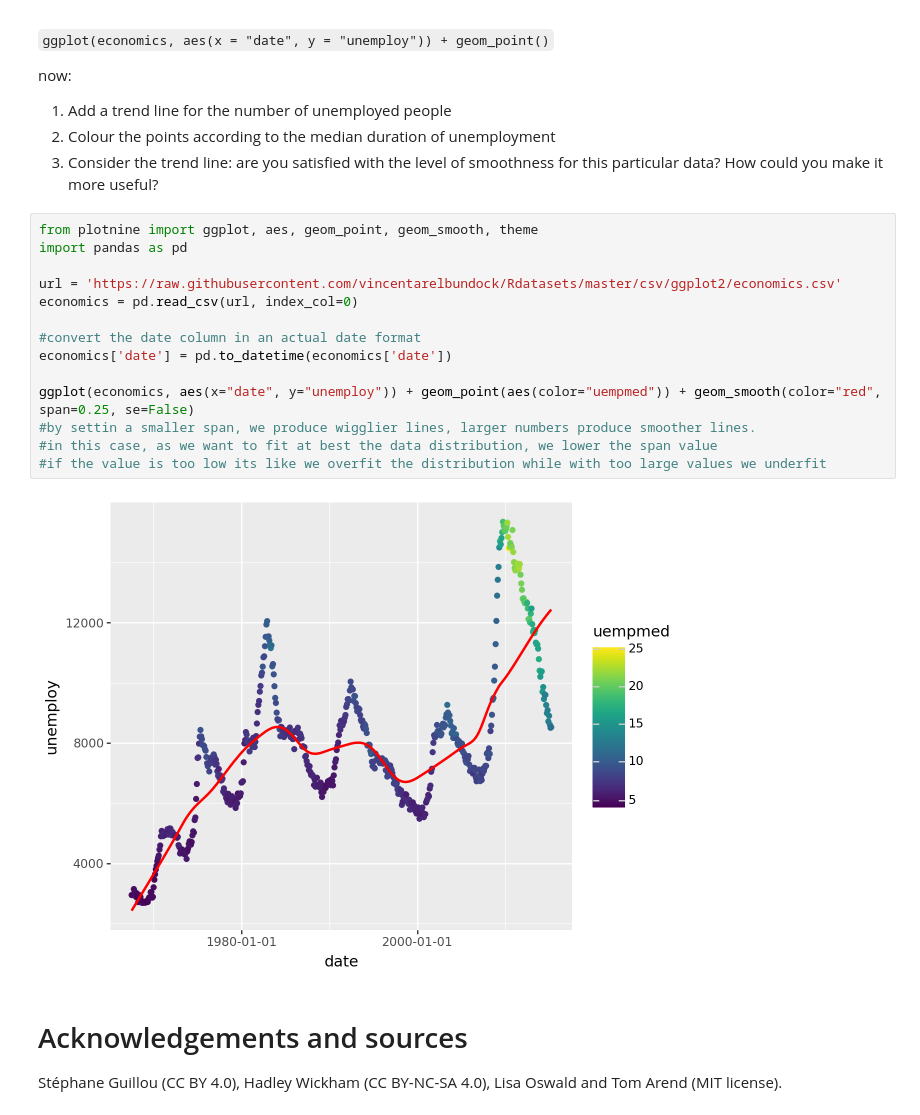
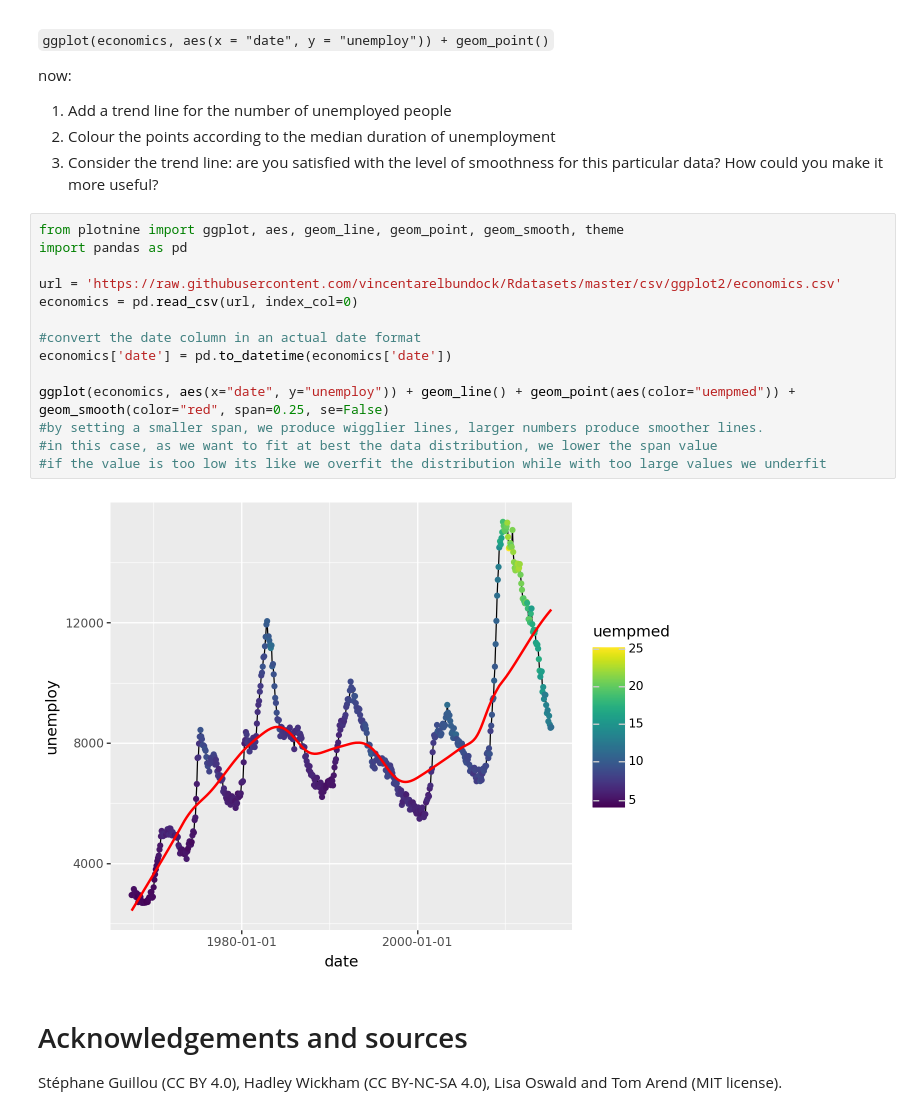
Before and after one commit to najirod02/Dataviz, a Jupyter notebook: lab/Lab08.ipynb, the cells around one changed output. Drawn from its saved outputs; the diff is of its cells as text.

```diff
--- a/lab/Lab08.ipynb
+++ b/lab/Lab08.ipynb
@@ -357,21 +358,21 @@ now:
 2. Colour the points according to the median duration of unemployment
 3. Consider the trend line: are you satisfied with the level of smoothness for this particular data? How could you make it more useful?
 # %%
-from plotnine import ggplot, aes, geom_point, geom_smooth, theme
+from plotnine import ggplot, aes, geom_line, geom_point, geom_smooth, theme
 import pandas as pd
 
 url = 'https://raw.githubusercontent.com/vincentarelbundock/Rdatasets/master/csv/ggplot2/economics.csv'
 economics = pd.read_csv(url, index_col=0)
 
 #convert the date column in an actual date format
 economics['date'] = pd.to_datetime(economics['date'])
 
-ggplot(economics, aes(x="date", y="unemploy")) + geom_point(aes(color="uempmed")) + geom_smooth(color="red", span=0.25, se=False)
-#by settin a smaller span, we produce wigglier lines, larger numbers produce smoother lines.
+ggplot(economics, aes(x="date", y="unemploy")) + geom_line() + geom_point(aes(color="uempmed")) + geom_smooth(color="red", span=0.25, se=False)
+#by setting a smaller span, we produce wigglier lines, larger numbers produce smoother lines.
 #in this case, as we want to fit at best the data distribution, we lower the span value
 #if the value is too low its like we overfit the distribution while with too large values we underfit
 # %% [output]
-[figure, old version]
+[figure, new version]
 # %% [markdown]
 # Acknowledgements and sources
 
```
Also changed, not shown: parts of 7 cells of this notebook, 5 other files.
